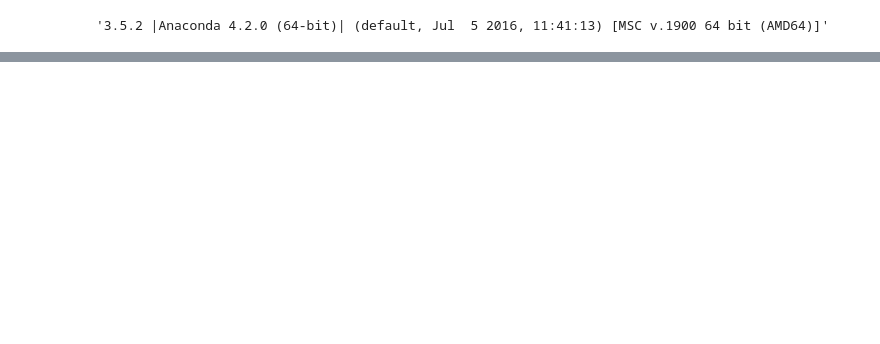
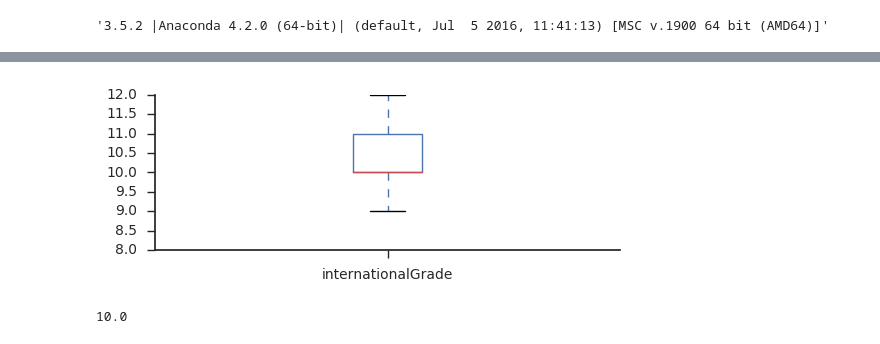
Before and after one commit to brunoassisp/PISA-Data-Viz-project, a Jupyter notebook: PISA_EDA.ipynb, the cells around one changed output, grey strips where cells are left out. Cells and saved outputs as stored; diff of their text form; code cells hidden in the pictures; blank space fills up the shorter version.

```diff
--- a/PISA_EDA.ipynb
+++ b/PISA_EDA.ipynb
@@ -98,0 +202,24 @@ df.head(5).T.iloc[115:]
+# %%
+# sns.set_style("ticks")
+sns.despine()
+
+df_student_behavior['internationalGrade'].describe()
+
+ax=df_student_behavior[df_student_behavior['country'] == 'Brazil']['internationalGrade'].plot(
+    kind='box',
+    figsize=(6,2)
+)
+
+# Hide the right and top spines
+ax.spines['right'].set_visible(False)
+ax.spines['top'].set_visible(False)
+
+# Only show ticks on the left and bottom spines
+ax.yaxis.set_ticks_position('left')
+ax.xaxis.set_ticks_position('bottom')
+# %% [output]
+[figure, added]
+# %%
+df_student_behavior[df_student_behavior['country'] == 'Portugal']['internationalGrade'].quantile(.9)
+# %% [output]
+10.0
```
Also changed, not shown: parts of 12 cells of this notebook.
